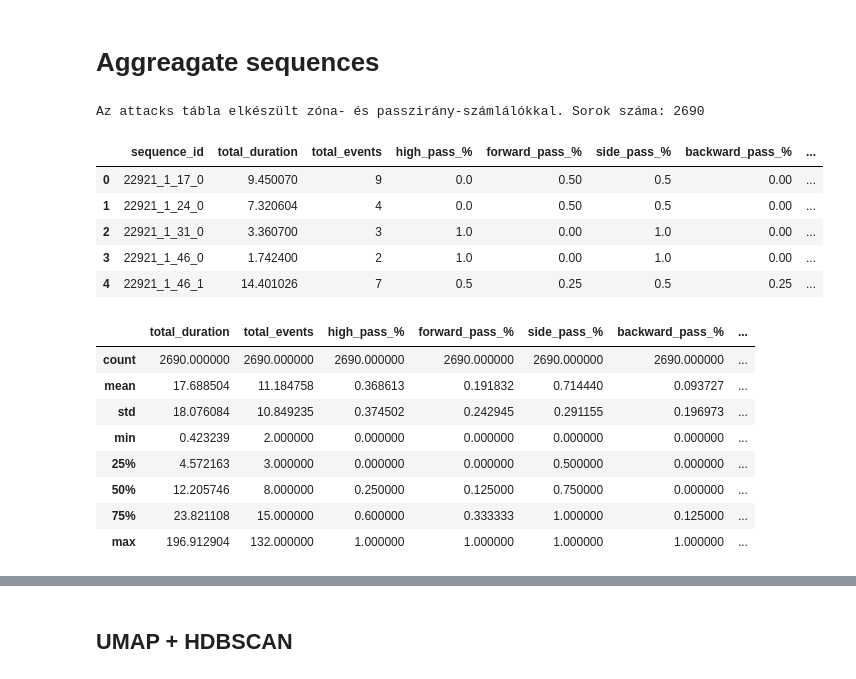
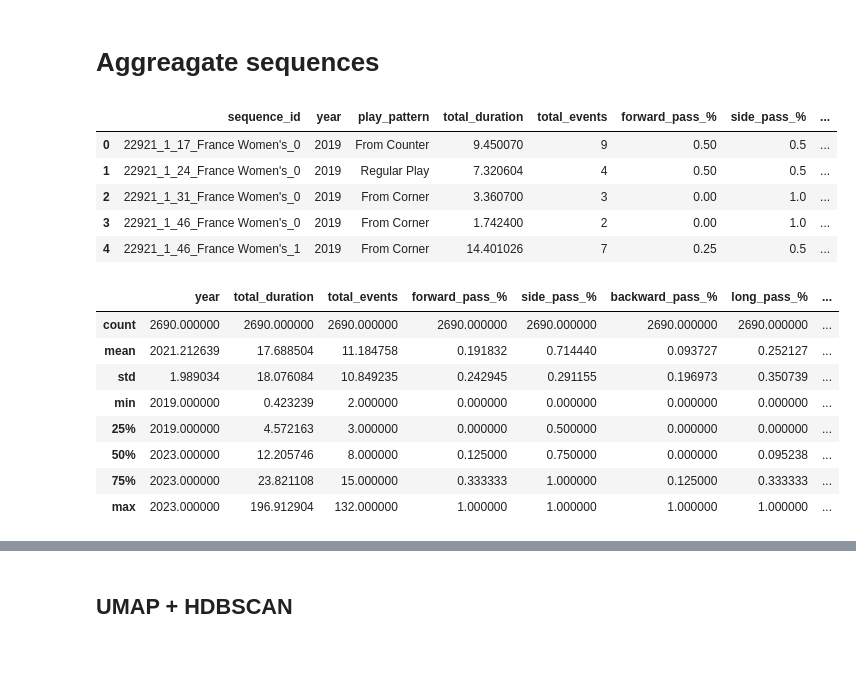
Before and after one commit to lovajujo/evolution-of-attacking-plays-in-women-s-football, a Jupyter notebook: attacking_sequences.ipynb, the cells around one changed output, grey strips where cells are left out. Drawn from its saved outputs; the diff is of its cells as text; code cells hidden in the pictures.

Commit message:
zones correction, notebook

```diff
--- a/attacking_sequences.ipynb
+++ b/attacking_sequences.ipynb
@@ -454,0 +441,8 @@ print(kmo_results.sort_values('KMO'))
+# %%
+df_to_tokens=df.copy()
+# %%
+df_to_tokens['long_pass'] = (df_to_tokens['pass_length'] > 35).astype(int)
+df_to_tokens['pass_direction_bin'] = df_to_tokens['pass_direction'].replace({'forward': 'progressive',
+                                                         'backward': 'non progressive',
+                                                         'side':'non progressive'})
+df_to_tokens['y_zone_bin']=df_to_tokens['y_zone'].replace({'left': 'side', 'right': 'side'})
@@ -454,0 +691,4 @@ print(kmo_results.sort_values('KMO'))
+# %%
+K = 4                                     # a fenti táblázat alapján állítsd
+km = KMeans(K, n_init=20, random_state=0).fit(Z)
+sequences['cluster'] = km.labels_
@@ -524,7 +1083,7 @@ for sequence_id, group in grouped:
     m3_duration_ratio= (group[group['x_zone'] == 'middle']['duration'].sum())/total_duration
     a3_duration_ratio=(1-(d3_duration_ratio + m3_duration_ratio))
 
-    r_duration_ratio=(group[group['y_zone'] == 'rigth']['duration'].sum())/total_duration
+    r_duration_ratio=(group[group['y_zone'] == 'right']['duration'].sum())/total_duration
     l_duration_ratio=(group[group['y_zone'] == 'left']['duration'].sum())/total_duration
     c_duration_ratio=(1-(r_duration_ratio + l_duration_ratio))
 
@@ -552,80 +1111,70 @@ for sequence_id, group in grouped:
 
     attack = {
         'sequence_id': sequence_id,
+        'year': group['year'].iloc[0],
+        'play_pattern': group['play_pattern'].iloc[0],
         #volumen
         'total_duration': total_duration,
-        'total_events':total_events,
         # passes
-        ## height
-        'high_pass_%': high_pass_ratio,
+        'total_events' : total_events,
         ## direction
         'forward_pass_%': forward_pass_ratio,
         'side_pass_%': side_pass_ratio,
         'backward_pass_%': backward_pass_ratio,
         ## length
-        'pass_length_mean': mean_pass_length,
-        'pass_length_std': pass_length_std,
-        'long_pass_%': long_pass_ratio,
+        'long_pass_%': long_pass_ratio, #+
 
         # spare events - special passes
         'cross_count': cross_count,
-        'switch_count': switch_count,
+        'switch_count': switch_count, #+
         'through_ball_count': through_ball_count,
-        'dribble_ratio': dribble_count/total_events,
+        'dribble_ratio': dribble_count/total_events, #+
 
         # spatial
 
         'start_x': start_x,
-        'start_y': start_y,
         'start_y_unilat': start_y_unilat,
         'shot_x': shot_x,
-        'shot_y':shot_y,
         'shot_y_unilat' : shot_y_unilat,
-        'shot_distance': net_distance,
         'total_distance': total_distance,
 
-        'width': width,
         'd3_time_%': d3_duration_ratio,
         'm3_time_%':m3_duration_ratio,
         'a3_time_%':a3_duration_ratio,
         'left_time_%': l_duration_ratio,
         'right_time_%': r_duration_ratio,
-        'side_time_%' : 1-c_duration_ratio,
+        'side_time_%' : l_duration_ratio + r_duration_ratio,
         'central_time_%': c_duration_ratio,
         #dynamics
         'directness': directness,
         'tempo': tempo,
-        'carry_distance_ratio': carry_distance_ratio
+        'carry_distance_ratio': carry_distance_ratio #+
     }
 
     attacks_list.append(attack)
 
 
-attacks = pd.DataFrame(attacks_list)
-
-
-print(f"Az attacks tábla elkészült zóna- és passzirány-számlálókkal. Sorok száma: {len(attacks)}")
-attacks.head()
+attacks_df = pd.DataFrame(attacks_list)
+attacks_df.head()
 # %% [output]
-Az attacks tábla elkészült zóna- és passzirány-számlálókkal. Sorok száma: 2690
-|  | sequence_id | total_duration | total_events | high_pass_% | forward_pass_% | side_pass_% | backward_pass_% | ... |
-| 0 | 22921_1_17_0 | 9.450070 | 9 | 0.0 | 0.50 | 0.5 | 0.00 | ... |
-| 1 | 22921_1_24_0 | 7.320604 | 4 | 0.0 | 0.50 | 0.5 | 0.00 | ... |
-| 2 | 22921_1_31_0 | 3.360700 | 3 | 1.0 | 0.00 | 1.0 | 0.00 | ... |
-| 3 | 22921_1_46_0 | 1.742400 | 2 | 1.0 | 0.00 | 1.0 | 0.00 | ... |
-| 4 | 22921_1_46_1 | 14.401026 | 7 | 0.5 | 0.25 | 0.5 | 0.25 | ... |
+|  | sequence_id | year | play_pattern | total_duration | total_events | forward_pass_% | side_pass_% | ... |
+| 0 | 22921_1_17_France Women's_0 | 2019 | From Counter | 9.450070 | 9 | 0.50 | 0.5 | ... |
+| 1 | 22921_1_24_France Women's_0 | 2019 | Regular Play | 7.320604 | 4 | 0.50 | 0.5 | ... |
+| 2 | 22921_1_31_France Women's_0 | 2019 | From Corner | 3.360700 | 3 | 0.00 | 1.0 | ... |
+| 3 | 22921_1_46_France Women's_0 | 2019 | From Corner | 1.742400 | 2 | 0.00 | 1.0 | ... |
+| 4 | 22921_1_46_France Women's_1 | 2019 | From Corner | 14.401026 | 7 | 0.25 | 0.5 | ... |
 # %%
-attacks.describe()
+attacks_df.describe()
 # %% [output]
-|  | total_duration | total_events | high_pass_% | forward_pass_% | side_pass_% | backward_pass_% | ... |
-| count | 2690.000000 | 2690.000000 | 2690.000000 | 2690.000000 | 2690.000000 | 2690.000000 | ... |
-| mean | 17.688504 | 11.184758 | 0.368613 | 0.191832 | 0.714440 | 0.093727 | ... |
-| std | 18.076084 | 10.849235 | 0.374502 | 0.242945 | 0.291155 | 0.196973 | ... |
-| min | 0.423239 | 2.000000 | 0.000000 | 0.000000 | 0.000000 | 0.000000 | ... |
-| 25% | 4.572163 | 3.000000 | 0.000000 | 0.000000 | 0.500000 | 0.000000 | ... |
-| 50% | 12.205746 | 8.000000 | 0.250000 | 0.125000 | 0.750000 | 0.000000 | ... |
-| 75% | 23.821108 | 15.000000 | 0.600000 | 0.333333 | 1.000000 | 0.125000 | ... |
-| max | 196.912904 | 132.000000 | 1.000000 | 1.000000 | 1.000000 | 1.000000 | ... |
+|  | year | total_duration | total_events | forward_pass_% | side_pass_% | backward_pass_% | long_pass_% | ... |
+| count | 2690.000000 | 2690.000000 | 2690.000000 | 2690.000000 | 2690.000000 | 2690.000000 | 2690.000000 | ... |
+| mean | 2021.212639 | 17.688504 | 11.184758 | 0.191832 | 0.714440 | 0.093727 | 0.252127 | ... |
+| std | 1.989034 | 18.076084 | 10.849235 | 0.242945 | 0.291155 | 0.196973 | 0.350739 | ... |
+| min | 2019.000000 | 0.423239 | 2.000000 | 0.000000 | 0.000000 | 0.000000 | 0.000000 | ... |
+| 25% | 2019.000000 | 4.572163 | 3.000000 | 0.000000 | 0.500000 | 0.000000 | 0.000000 | ... |
+| 50% | 2023.000000 | 12.205746 | 8.000000 | 0.125000 | 0.750000 | 0.000000 | 0.095238 | ... |
+| 75% | 2023.000000 | 23.821108 | 15.000000 | 0.333333 | 1.000000 | 0.125000 | 0.333333 | ... |
+| max | 2023.000000 | 196.912904 | 132.000000 | 1.000000 | 1.000000 | 1.000000 | 1.000000 | ... |
 # %%
 pd.set_option('display.max_columns', None)
 # %%
```
Also changed, not shown: parts of 82 cells of this notebook, 1 other file.
